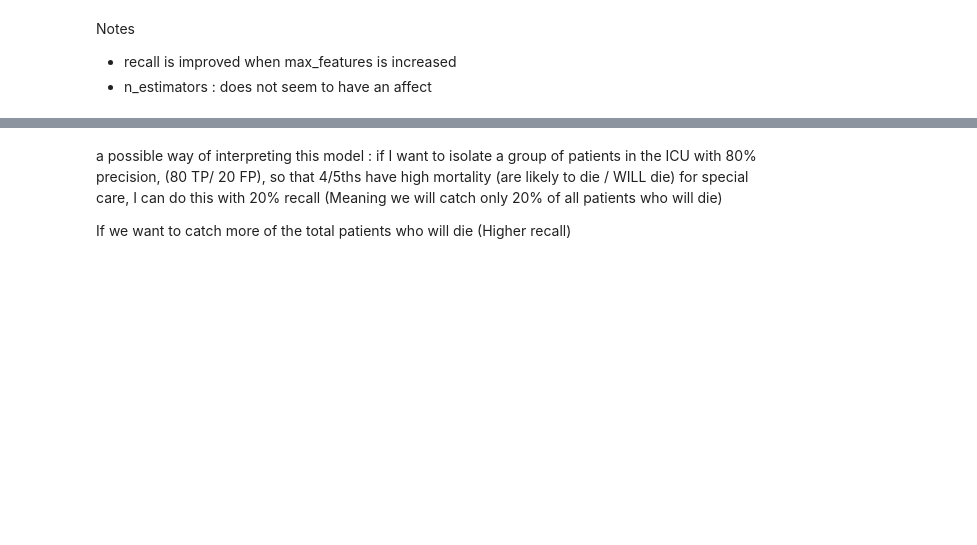
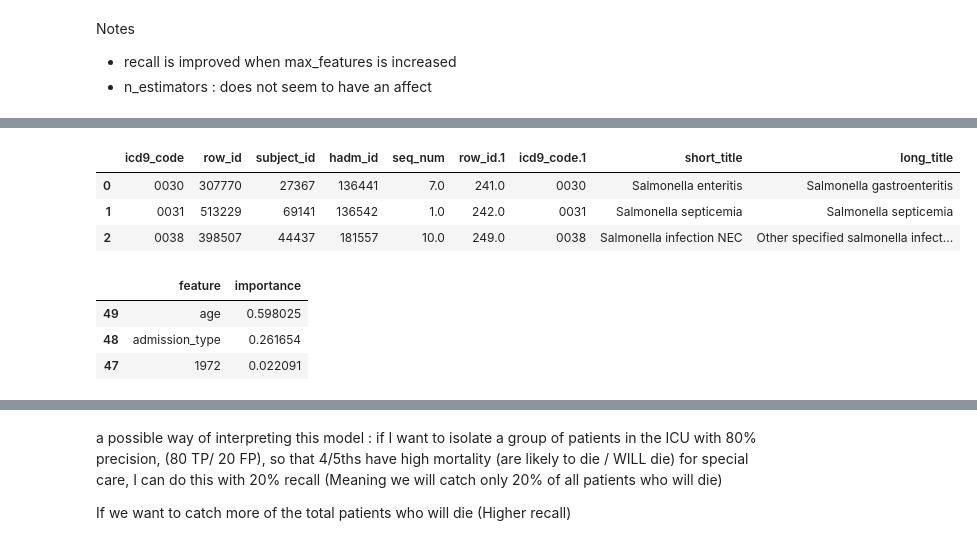
Before and after one commit to billiescodes/mortality_in_ICU, a Jupyter notebook: 02_Model_and_Evaluation.ipynb, the cells around one changed output, grey strips where cells are left out. Saved outputs shown, nothing was run; the diff lists cells and outputs as text; code cells hidden in the pictures; blank space fills up the shorter version.

```diff
--- a/02_Model_and_Evaluation.ipynb
+++ b/02_Model_and_Evaluation.ipynb
@@ -38,3 +36,9 @@ df = pd.read_csv('mimic_data/data_model1.csv')
+# %%
+# download the dataframe for modeling
+df = pd.read_csv('mimic_data/data_model1.csv')
+
+#downoald the diagnoses_key
+diagnoses_key = pd.read_csv('mimic_data/diagnoses_key.csv')
 # %%
 df[:3]
 # %% [output]
@@ -389,0 +467,15 @@ rnd.feature_importances_
+# %%
+diagnoses_key[:3]
+# %% [output]
+|  | icd9_code | row_id | subject_id | hadm_id | seq_num | row_id.1 | icd9_code.1 | short_title | long_title |
+| 0 | 0030 | 307770 | 27367 | 136441 | 7.0 | 241.0 | 0030 | Salmonella enteritis | Salmonella gastroenteritis |
+| 1 | 0031 | 513229 | 69141 | 136542 | 1.0 | 242.0 | 0031 | Salmonella septicemia | Salmonella septicemia |
+| 2 | 0038 | 398507 | 44437 | 181557 | 10.0 | 249.0 | 0038 | Salmonella infection NEC | Other specified salmonella infect... |
+# %%
+tmp = tmp.sort_values('importance', ascending=False)
+tmp[:3]
+# %% [output]
+|  | feature | importance |
+| 49 | age | 0.598025 |
+| 48 | admission_type | 0.261654 |
+| 47 | 1972 | 0.022091 |
```
Also changed, not shown: parts of 18 cells of this notebook, 1 other file.
